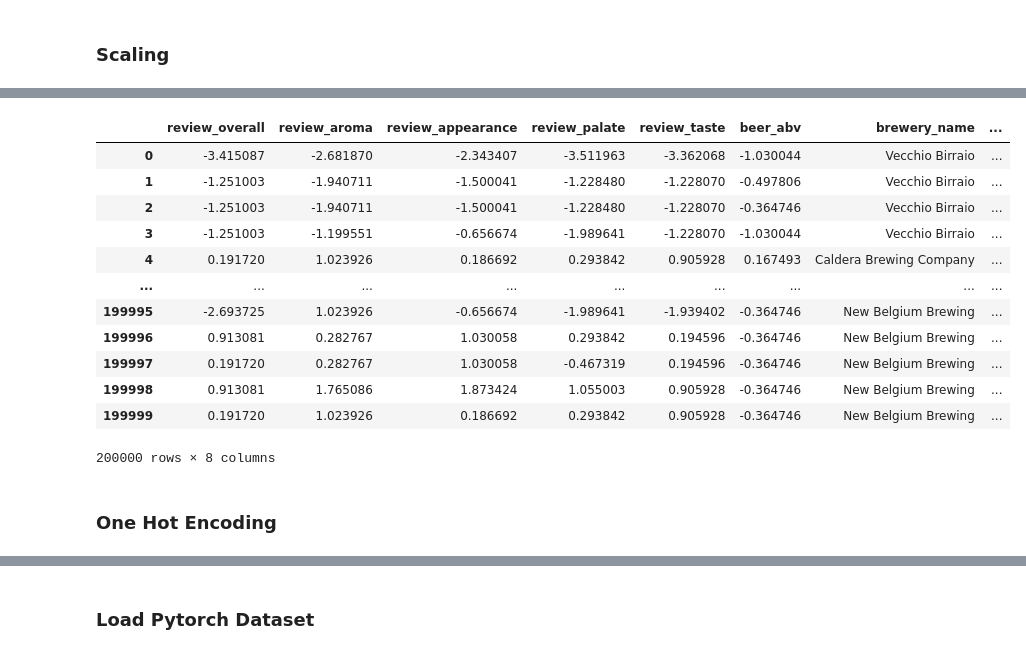
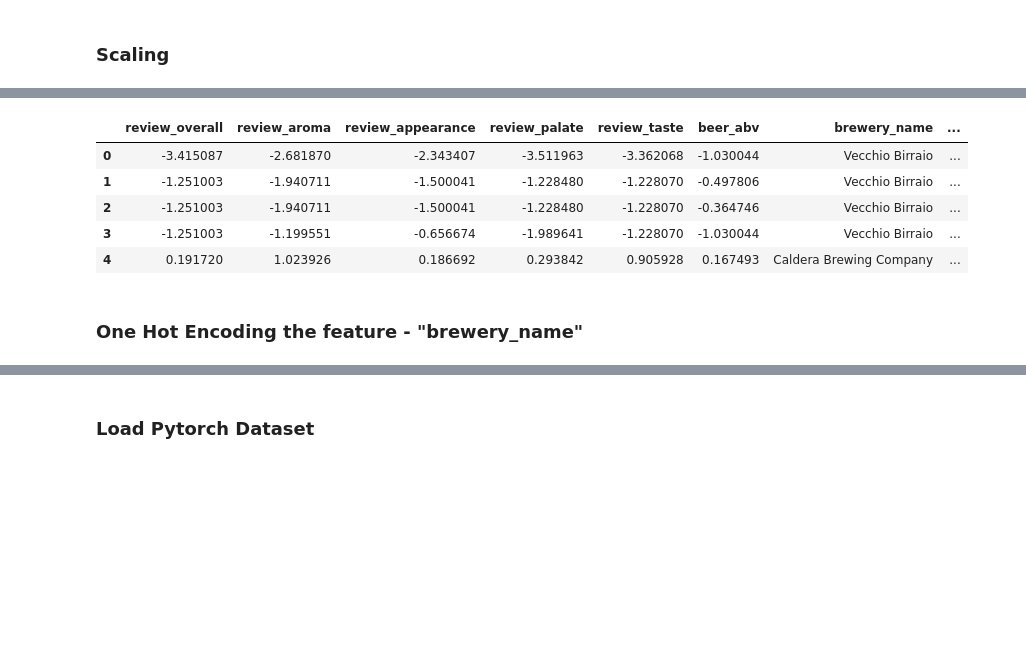
Before and after one commit to HninPwint/cnn_beer_type_prediction_fastapi_heroku, a Jupyter notebook: notebooks/6_Preparation_Encoding_Scaling_withoutReviewTime_sampleSize200k.ipynb, the cells around one changed output, grey strips where cells are left out. Drawn from its saved outputs; the diff is of its cells as text; code cells hidden in the pictures; blank space fills up the shorter version.

```diff
--- a/notebooks/6_Preparation_Encoding_Scaling_withoutReviewTime_sampleSize200k.ipynb
+++ b/notebooks/6_Preparation_Encoding_Scaling_withoutReviewTime_sampleSize200k.ipynb
@@ -239,23 +232,16 @@ X_main_scaled = X_main_copy.copy()
 ###### AFTER SCALING #####
 X_main_scaled['beer_style'] = y_main
 # %%
-X_main_scaled
+X_main_scaled.head()
 # %% [output]
 |  | review_overall | review_aroma | review_appearance | review_palate | review_taste | beer_abv | brewery_name | ... |
 | 0 | -3.415087 | -2.681870 | -2.343407 | -3.511963 | -3.362068 | -1.030044 | Vecchio Birraio | ... |
 | 1 | -1.251003 | -1.940711 | -1.500041 | -1.228480 | -1.228070 | -0.497806 | Vecchio Birraio | ... |
 | 2 | -1.251003 | -1.940711 | -1.500041 | -1.228480 | -1.228070 | -0.364746 | Vecchio Birraio | ... |
 | 3 | -1.251003 | -1.199551 | -0.656674 | -1.989641 | -1.228070 | -1.030044 | Vecchio Birraio | ... |
 | 4 | 0.191720 | 1.023926 | 0.186692 | 0.293842 | 0.905928 | 0.167493 | Caldera Brewing Company | ... |
-| ... | ... | ... | ... | ... | ... | ... | ... | ... |
-| 199995 | -2.693725 | 1.023926 | -0.656674 | -1.989641 | -1.939402 | -0.364746 | New Belgium Brewing | ... |
-| 199996 | 0.913081 | 0.282767 | 1.030058 | 0.293842 | 0.194596 | -0.364746 | New Belgium Brewing | ... |
-| 199997 | 0.191720 | 0.282767 | 1.030058 | -0.467319 | 0.194596 | -0.364746 | New Belgium Brewing | ... |
-| 199998 | 0.913081 | 1.765086 | 1.873424 | 1.055003 | 0.905928 | -0.364746 | New Belgium Brewing | ... |
-| 199999 | 0.191720 | 1.023926 | 0.186692 | 0.293842 | 0.905928 | -0.364746 | New Belgium Brewing | ... |
-200000 rows × 8 columns
 # %% [markdown]
-### One Hot Encoding
+### One Hot Encoding the feature - "brewery_name"
 # %%
 from sklearn.preprocessing import OneHotEncoder
 
```
Also changed, not shown: parts of 8 cells of this notebook, 8 other files.
